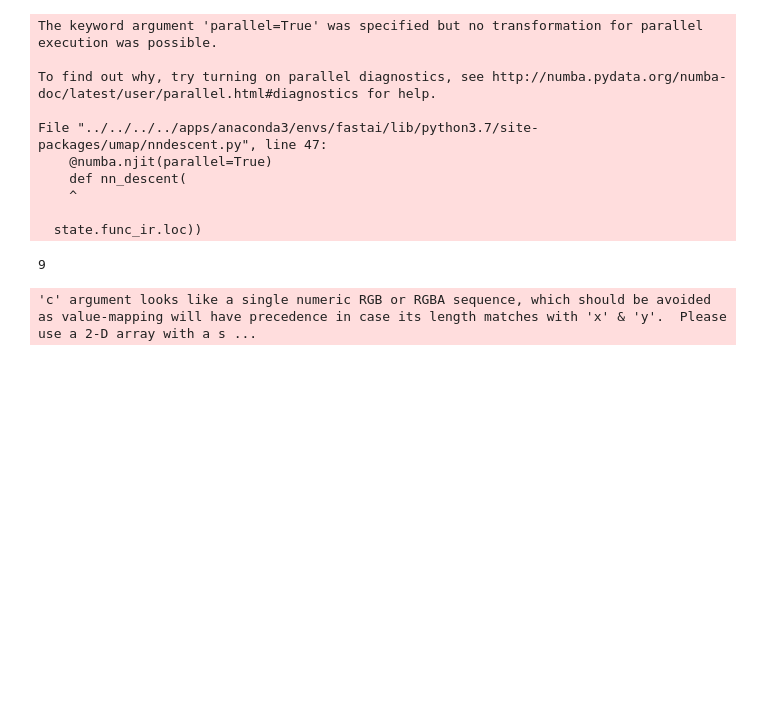
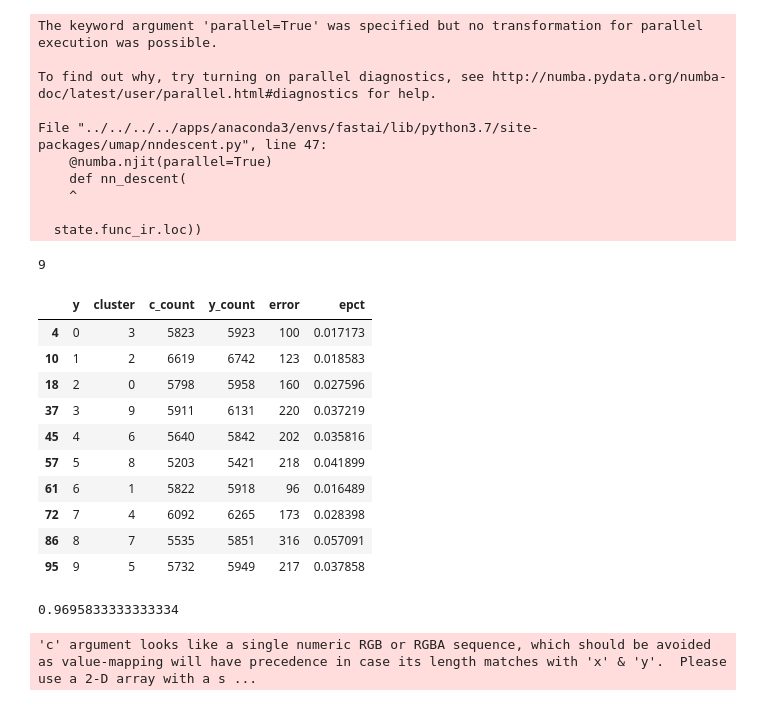
Before and after one commit to botkop/mnist-embedding, a Jupyter notebook: notebooks/mnist-embedding-autoencoder.ipynb, the cells around one changed output. Cells and saved outputs as stored; diff of their text form; code cells hidden in the pictures; blank space fills up the shorter version.

Commit message:
adding accuracy calc

```diff
--- a/notebooks/mnist-embedding-autoencoder.ipynb
+++ b/notebooks/mnist-embedding-autoencoder.ipynb
@@ -439,6 +439,33 @@ labels = hdbscan.HDBSCAN(
 print(labels.max())
 # %% [output]
 9
+# %%
+cdf = pd.DataFrame(df['y'])
+cdf['cluster'] = labels
+cdf = pd.DataFrame(cdf.groupby(['y', 'cluster']).size()).reset_index()
+cdf.columns = ['y', 'cluster', 'c_count']
+cdf = cdf.sort_values('c_count', ascending=False).head(10).sort_values('y')
+cdf['y_count'] = df.groupby('y').size().values
+cdf['error'] = cdf['y_count'] - cdf['c_count']
+cdf['epct'] = cdf['error'] / cdf['c_count']
+cdf
+# %% [output]
+|  | y | cluster | c_count | y_count | error | epct |
+| 4 | 0 | 3 | 5823 | 5923 | 100 | 0.017173 |
+| 10 | 1 | 2 | 6619 | 6742 | 123 | 0.018583 |
+| 18 | 2 | 0 | 5798 | 5958 | 160 | 0.027596 |
+| 37 | 3 | 9 | 5911 | 6131 | 220 | 0.037219 |
+| 45 | 4 | 6 | 5640 | 5842 | 202 | 0.035816 |
+| 57 | 5 | 8 | 5203 | 5421 | 218 | 0.041899 |
+| 61 | 6 | 1 | 5822 | 5918 | 96 | 0.016489 |
+| 72 | 7 | 4 | 6092 | 6265 | 173 | 0.028398 |
+| 86 | 8 | 7 | 5535 | 5851 | 316 | 0.057091 |
+| 95 | 9 | 5 | 5732 | 5949 | 217 | 0.037858 |
+# %%
+accuracy = (cdf['y_count'].sum() - cdf['error'].sum()) / cdf['y_count'].sum()
+accuracy
+# %% [output]
+0.9695833333333334
 # %%
 plt.figure(figsize=(16,10))
 clustered = (labels >= 0)
```
